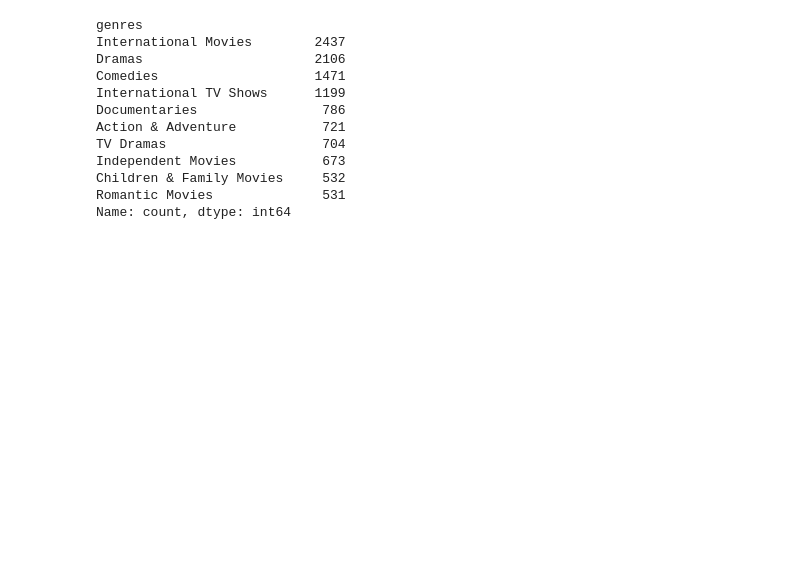
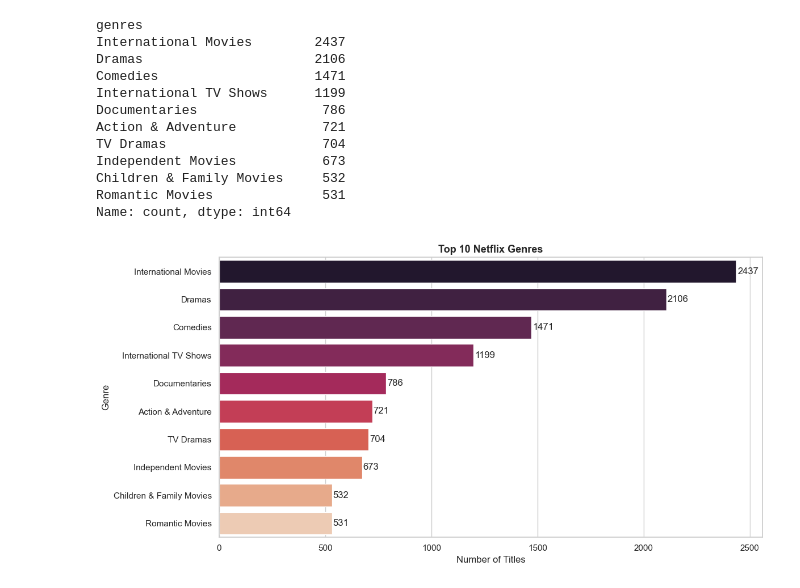
Before and after one commit to PragyaRana/DS_Training, a Jupyter notebook: Mini_Project_4.ipynb, the cells around one changed output. Saved outputs shown, nothing was run; the diff lists cells and outputs as text; code cells hidden in the pictures; blank space fills up the shorter version.

```diff
--- a/Mini_Project_4.ipynb
+++ b/Mini_Project_4.ipynb
@@ -771,3 +771,24 @@ Independent Movies           673
 Children & Family Movies     532
 Romantic Movies              531
 Name: count, dtype: int64
+# %%
+plt.figure(figsize=(12, 6))
+
+ax = sns.barplot(
+    x=top10_genres.values,
+    y=top10_genres.index,
+    hue=top10_genres.index,
+    palette='rocket',
+    legend=False
+)
+
+for i, value in enumerate(top10_genres.values):
+    ax.text(value + 5, i, str(value), va='center')
+
+plt.title("Top 10 Netflix Genres")
+plt.xlabel("Number of Titles")
+plt.ylabel("Genre")
+plt.tight_layout()
+plt.show()
+# %% [output]
+[figure, added]
```
